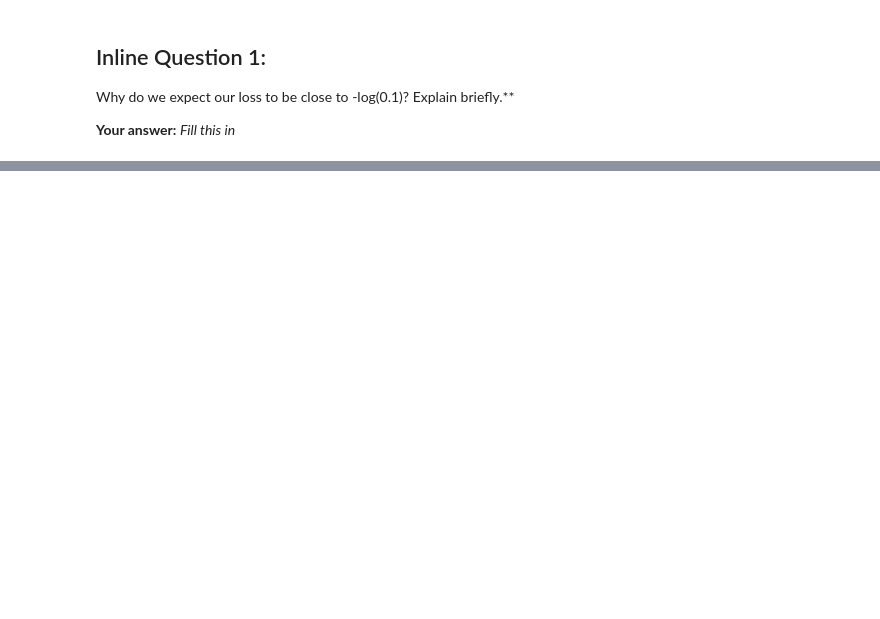
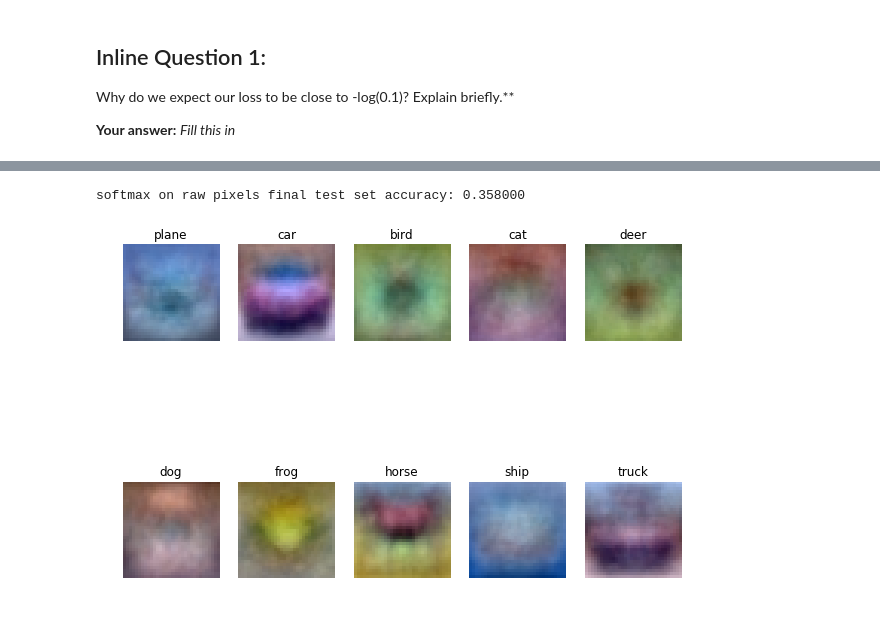
Before and after one commit to kozistr/ML-Study, a Jupyter notebook: CS231n/Assignment1/softmax.ipynb, the cells around one changed output, grey strips where cells are left out. Drawn from its saved outputs; the diff is of its cells as text; code cells hidden in the pictures; blank space fills up the shorter version.

```diff
--- a/CS231n/Assignment1/softmax.ipynb
+++ b/CS231n/Assignment1/softmax.ipynb
@@ -153,7 +195,9 @@ print('Gradient difference: %f' % grad_difference)
 # learning rate). You should experiment with different ranges for the learning
 # rates and regularization strengths; if you are careful you should be able to
 # get a classification accuracy of over 0.35 on the validation set.
-from cs231n.classifiers import Softmax
+from classifiers.linear_classifier import Softmax
+
+
 results = {}
 best_val = -1
 best_softmax = None
@@ -166,7 +210,31 @@ regularization_strengths = [2.5e4, 5e4]
 # This should be identical to the validation that you did for the SVM; save    #
 # the best trained softmax classifer in best_softmax.                          #
 ################################################################################
-pass
+
+for lr in learning_rates:
+    for reg in regularization_strengths:
+        # Linear SVM by lr & reg
+        softmax = Softmax(n_iters=1500, batch_size=200, learning_rate=lr, regularization=reg)
+
+        # training
+        softmax.train(x_train, y_train)
+
+        # prediction
+        y_train_pred = softmax.predict(x_train)
+        y_val_pred = softmax.predict(x_val)
+
+        # accuracy
+        train_acc = np.mean(y_train_pred == y_train)
+        val_acc = np.mean(y_val_pred == y_val)
+
+        # acc results
+        results[(lr, reg)] = (train_acc, val_acc)
+
+        # update best acc & svm
+        if val_acc > best_val:
+            best_val = val_acc
+            best_softmax = softmax
+
 ################################################################################
 #                              END OF YOUR CODE                                #
 ################################################################################
@@ -174,7 +242,6 @@ pass
 # Print out results.
 for lr, reg in sorted(results):
     train_accuracy, val_accuracy = results[(lr, reg)]
-    print('lr %e reg %e train accuracy: %f val accuracy: %f' % (
-                lr, reg, train_accuracy, val_accuracy))
+    print('lr %e reg %e train accuracy: %f val accuracy: %f' % (lr, reg, train_accuracy, val_accuracy))
 
 print('best validation accuracy achieved during cross-validation: %f' % best_val)
@@ -181,22 +266,27 @@ print('best validation accuracy achieved during cross-validation: %f' % best_val
 # %%
 # evaluate on test set
 # Evaluate the best softmax on test set
-y_test_pred = best_softmax.predict(X_test)
+y_test_pred = best_softmax.predict(x_test)
 test_accuracy = np.mean(y_test == y_test_pred)
+
 print('softmax on raw pixels final test set accuracy: %f' % (test_accuracy, ))
+# %% [output]
+softmax on raw pixels final test set accuracy: 0.358000
 # %%
 # Visualize the learned weights for each class
 w = best_softmax.W[:-1,:] # strip out the bias
 w = w.reshape(32, 32, 3, 10)
 
 w_min, w_max = np.min(w), np.max(w)
 
 classes = ['plane', 'car', 'bird', 'cat', 'deer', 'dog', 'frog', 'horse', 'ship', 'truck']
 for i in range(10):
     plt.subplot(2, 5, i + 1)
 
     # Rescale the weights to be between 0 and 255
-    wimg = 255.0 * (w[:, :, :, i].squeeze() - w_min) / (w_max - w_min)
+    wimg = 255. * (w[:, :, :, i].squeeze() - w_min) / (w_max - w_min)
     plt.imshow(wimg.astype('uint8'))
     plt.axis('off')
     plt.title(classes[i])
+# %% [output]
+[figure, added]
```
Also changed, not shown: parts of 6 cells of this notebook, 1 other file.
